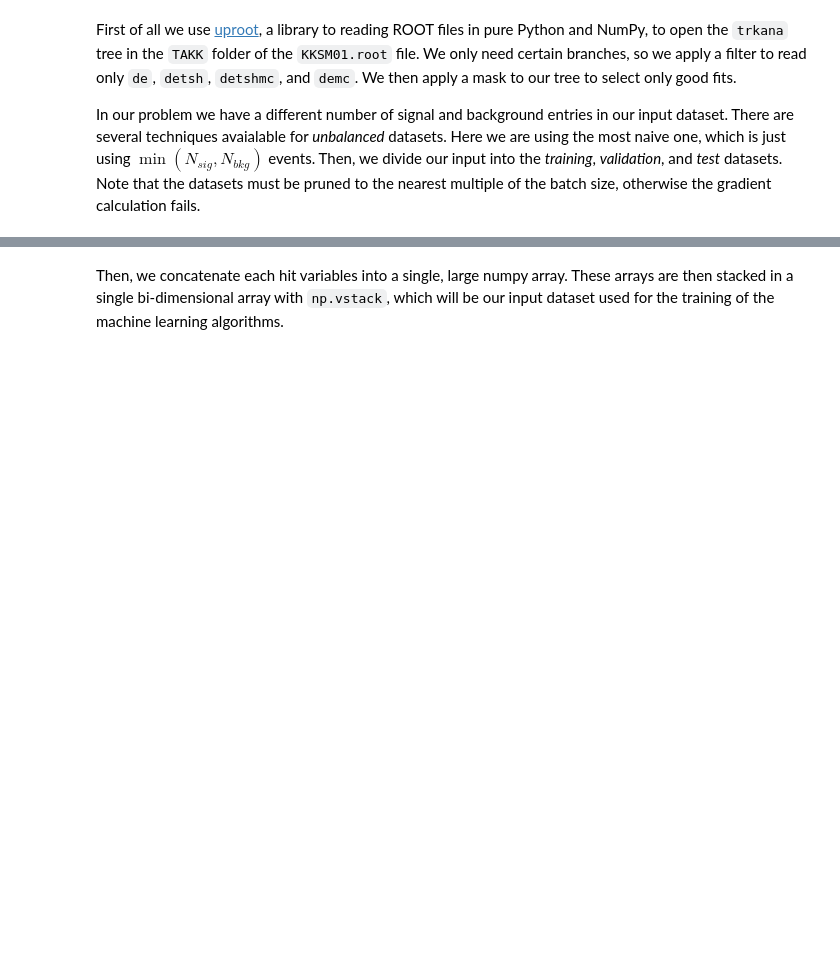
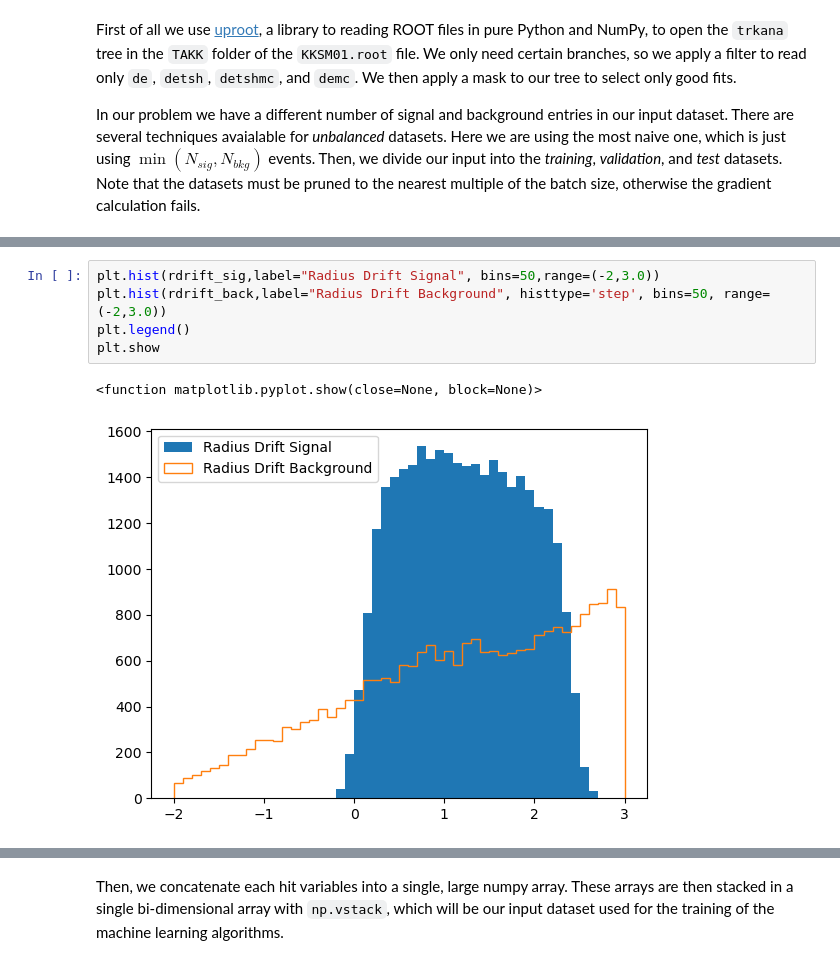
Before and after one commit to jnzhao3/KKTrain, a Jupyter notebook: TrainBkg.ipynb, the cells around one changed output, grey strips where cells are left out. Saved outputs shown, nothing was run; the diff lists cells and outputs as text; blank space fills up the shorter version.

```diff
--- a/TrainBkg.ipynb
+++ b/TrainBkg.ipynb
@@ -91,0 +185,8 @@ Total dataset 4592327 hits
+# %%
+plt.hist(rdrift_sig,label="Radius Drift Signal", bins=50,range=(-2,3.0))
+plt.hist(rdrift_back,label="Radius Drift Background", histtype='step', bins=50, range=(-2,3.0))
+plt.legend()
+plt.show
+# %% [output]
+<function matplotlib.pyplot.show(close=None, block=None)>
+[figure, added]
```
Also changed, not shown: parts of 18 cells of this notebook, 11 other files.
